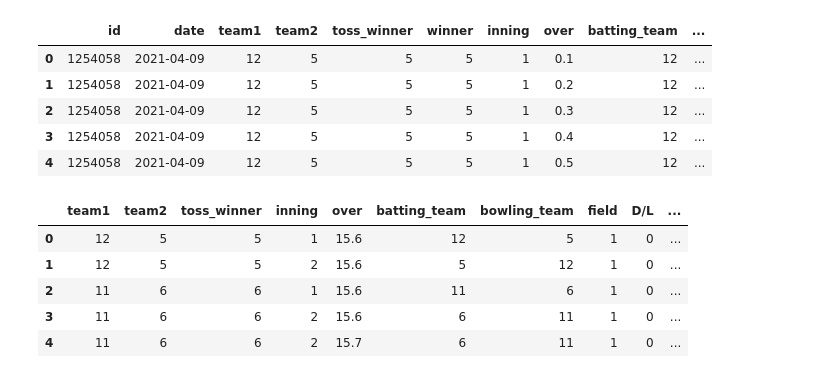
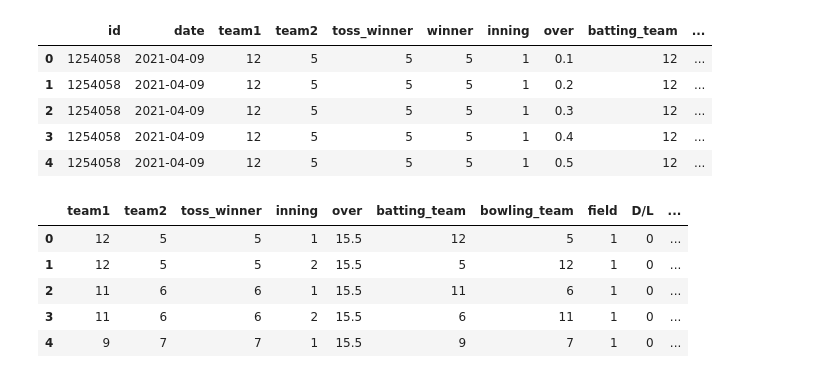
Before and after one commit to UtkarshAIITB/IPL-Data-Analysis, a Jupyter notebook: DL.ipynb, the cells around one changed output. Saved outputs shown, nothing was run; the diff lists cells and outputs as text; code cells hidden in the pictures.

```diff
--- a/DL.ipynb
+++ b/DL.ipynb
@@ -267,19 +267,19 @@ tests.head()
 | 3 | 1254058 | 2021-04-09 | 12 | 5 | 5 | 5 | 1 | 0.4 | 12 | ... |
 | 4 | 1254058 | 2021-04-09 | 12 | 5 | 5 | 5 | 1 | 0.5 | 12 | ... |
 # %%
-sets = tests.drop(tests[(tests.over <= 15.5) | (tests.over >=16.0)].index)
+sets = tests.drop(tests[(tests.over < 15.5) | (tests.over >=15.6)].index)
 sets.reset_index(drop = True)
 yt1 = sets['total_runs_y']
 yt2 = sets['winner']
 sets.drop(columns = ['id', 'date', 'total_runs_y', 'winner'], inplace = True)
 sets.reset_index(drop=True).head()
 # %% [output]
 |  | team1 | team2 | toss_winner | inning | over | batting_team | bowling_team | field | D/L | ... |
-| 0 | 12 | 5 | 5 | 1 | 15.6 | 12 | 5 | 1 | 0 | ... |
-| 1 | 12 | 5 | 5 | 2 | 15.6 | 5 | 12 | 1 | 0 | ... |
-| 2 | 11 | 6 | 6 | 1 | 15.6 | 11 | 6 | 1 | 0 | ... |
-| 3 | 11 | 6 | 6 | 2 | 15.6 | 6 | 11 | 1 | 0 | ... |
-| 4 | 11 | 6 | 6 | 2 | 15.7 | 6 | 11 | 1 | 0 | ... |
+| 0 | 12 | 5 | 5 | 1 | 15.5 | 12 | 5 | 1 | 0 | ... |
+| 1 | 12 | 5 | 5 | 2 | 15.5 | 5 | 12 | 1 | 0 | ... |
+| 2 | 11 | 6 | 6 | 1 | 15.5 | 11 | 6 | 1 | 0 | ... |
+| 3 | 11 | 6 | 6 | 2 | 15.5 | 6 | 11 | 1 | 0 | ... |
+| 4 | 9 | 7 | 7 | 1 | 15.5 | 9 | 7 | 1 | 0 | ... |
 # %%
 yt1 = yt1.ravel()
 # %%
```
Also changed, not shown: parts of 13 cells of this notebook.
